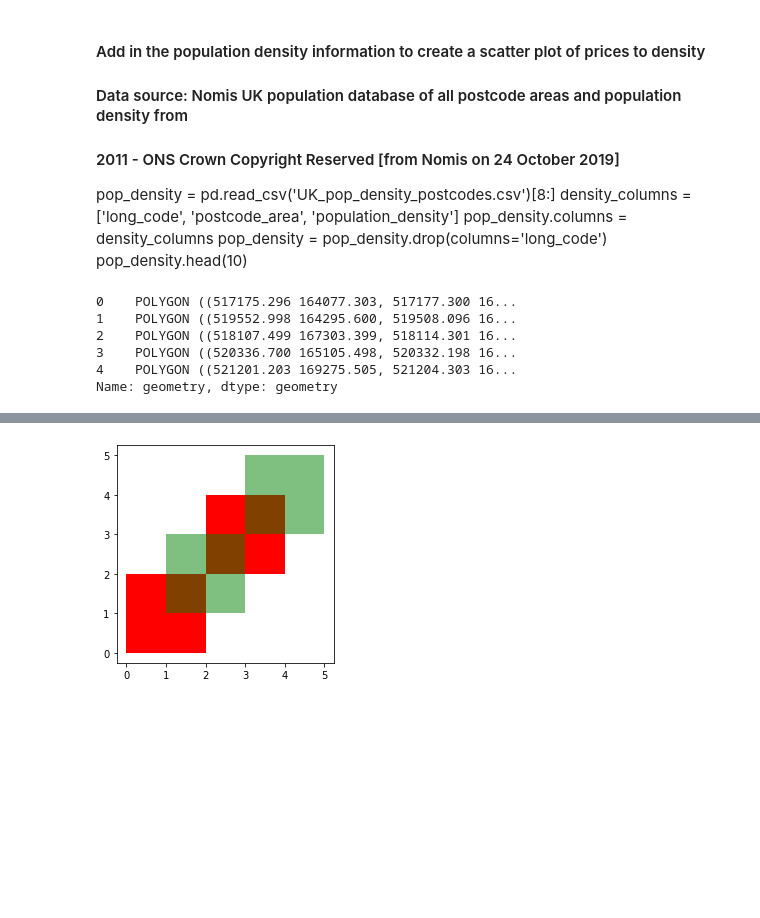
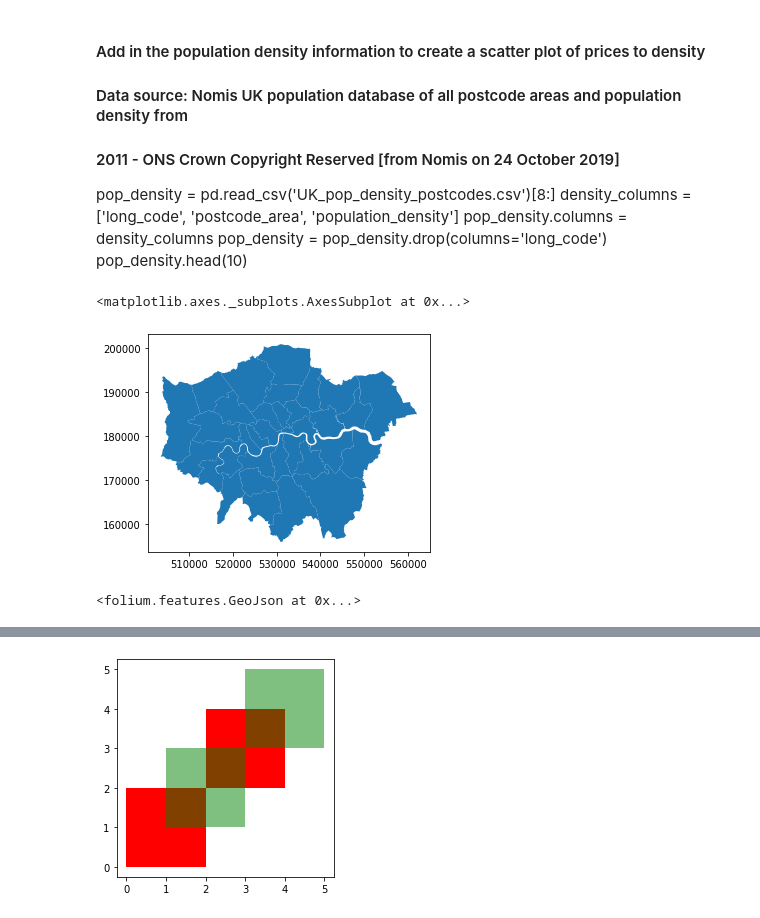
Before and after one commit to dudikbender/springboard, a Jupyter notebook: Springboard Capstone 1 - London Home Prices.ipynb, the cells around one changed output, grey strips where cells are left out. Cells and saved outputs as stored; diff of their text form; code cells hidden in the pictures; blank space fills up the shorter version.

Commit message:
installed descarte package, can now show GeoDataFrame in matplotlib

```diff
--- a/Springboard Capstone 1 - London Home Prices.ipynb
+++ b/Springboard Capstone 1 - London Home Prices.ipynb
@@ -145,23 +145,21 @@ df[df['postcode_area'] == 'N4'].head()
 # %%
 ## Add additional datasets that will be used - London boroughs and London wards
 
 wards = geopandas.read_file('/Users/user/Desktop/Datasets/London_Wards.geojson')
 #wards = f'/Users/user/Desktop/Datasets/London_Wards.json'
-#boroughs = geopandas.read_file(boroughs, SHAPE_RESTORE_SHX='yes')
-wards['geometry'].head()
+boroughs = geopandas.read_file('/Users/user/Desktop/Datasets/London_Boroughs.json')
+boroughs.plot()
 # %% [output]
-0    POLYGON ((517175.296 164077.303, 517177.300 16...
-1    POLYGON ((519552.998 164295.600, 519508.096 16...
-2    POLYGON ((518107.499 167303.399, 518114.301 16...
-3    POLYGON ((520336.700 165105.498, 520332.198 16...
-4    POLYGON ((521201.203 169275.505, 521204.303 16...
-Name: geometry, dtype: geometry
+<matplotlib.axes._subplots.AxesSubplot at 0x...>
+[figure, added]
 # %%
 london_centre = [51.5074, -0.1278]
 london_map = folium.Map(location=london_centre,
                         zoom_start=10)
 
-#folium.GeoJson(wards, name='London Wards').add_to(london_map)
+folium.GeoJson(boroughs, name='test').add_to(london_map)
+# %% [output]
+<folium.features.GeoJson at 0x...>
 # %%
 london_map
 # %% [output]
```
